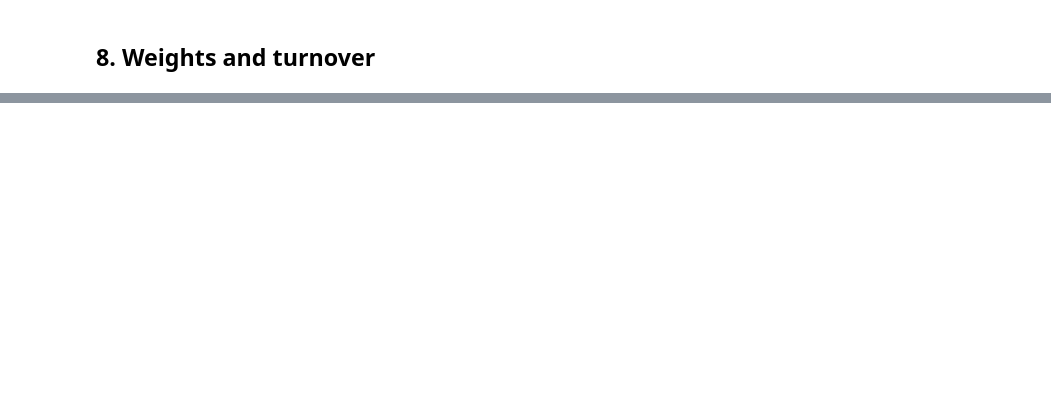
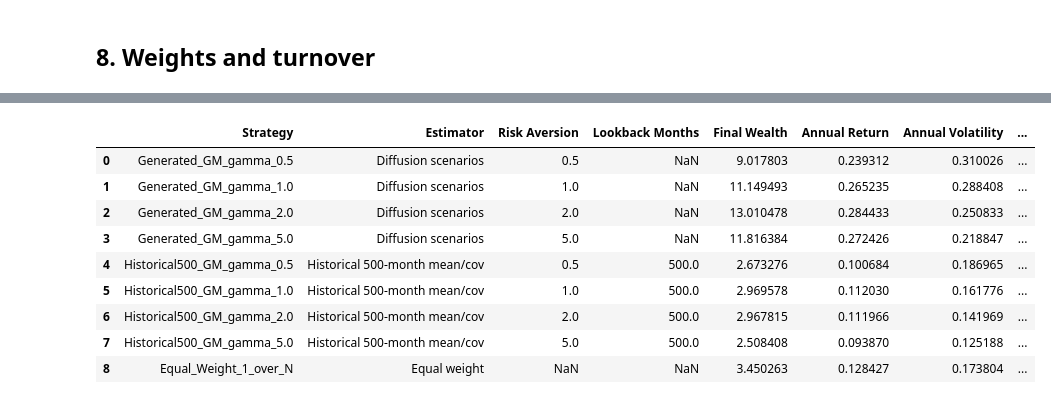
Before and after one commit to ahmad-aghapour/dynamic_portfolio_diffusion_model, a Jupyter notebook: notebooks/ff49_diffusion_pipeline.ipynb, the cells around one changed output, grey strips where cells are left out. Drawn from its saved outputs; the diff is of its cells as text; code cells hidden in the pictures; blank space fills up the shorter version.

```diff
--- a/notebooks/ff49_diffusion_pipeline.ipynb
+++ b/notebooks/ff49_diffusion_pipeline.ipynb
@@ -267,0 +722,75 @@ print(rl_data["dates"][:3])
+# %%
+# ============================================================
+# Combined performance table
+# ============================================================
+
+combined_rows = []
+
+for gamma in risk_aversions:
+    stats = performance_stats(ra_returns[gamma])
+    stats["Strategy"] = f"Generated_GM_gamma_{gamma}"
+    stats["Estimator"] = "Diffusion scenarios"
+    stats["Risk Aversion"] = gamma
+    stats["Lookback Months"] = np.nan
+    stats["Average Turnover"] = ra_turnover[gamma].mean()
+    stats["Median Turnover"] = np.median(ra_turnover[gamma])
+    stats["Max Turnover"] = ra_turnover[gamma].max()
+    combined_rows.append(stats)
+
+for gamma in risk_aversions:
+    stats = performance_stats(hist500_returns[gamma])
+    stats["Strategy"] = f"Historical500_GM_gamma_{gamma}"
+    stats["Estimator"] = "Historical 500-month mean/cov"
+    stats["Risk Aversion"] = gamma
+    stats["Lookback Months"] = LOOKBACK_MONTHS
+    stats["Average Turnover"] = hist500_turnover[gamma].mean()
+    stats["Median Turnover"] = np.median(hist500_turnover[gamma])
+    stats["Max Turnover"] = hist500_turnover[gamma].max()
+    combined_rows.append(stats)
+
+ew_stats = performance_stats(ew_returns)
+ew_stats["Strategy"] = "Equal_Weight_1_over_N"
+ew_stats["Estimator"] = "Equal weight"
+ew_stats["Risk Aversion"] = np.nan
+ew_stats["Lookback Months"] = np.nan
+ew_stats["Average Turnover"] = ew_turnover.mean()
+ew_stats["Median Turnover"] = np.median(ew_turnover)
+ew_stats["Max Turnover"] = ew_turnover.max()
+combined_rows.append(ew_stats)
+
+combined_stats_df = pd.DataFrame(combined_rows)
+
+combined_stats_df = combined_stats_df[
+    [
+        "Strategy",
+        "Estimator",
+        "Risk Aversion",
+        "Lookback Months",
+        "Final Wealth",
+        "Annual Return",
+        "Annual Volatility",
+        "Sharpe",
+        "Sortino",
+        "Max Drawdown",
+        "Mean Monthly Return",
+        "Monthly Volatility",
+        "Worst Month",
+        "Best Month",
+        "Average Turnover",
+        "Median Turnover",
+        "Max Turnover",
+    ]
+]
+
+display(combined_stats_df)
+# %% [output]
+|  | Strategy | Estimator | Risk Aversion | Lookback Months | Final Wealth | Annual Return | Annual Volatility | ... |
+| 0 | Generated_GM_gamma_0.5 | Diffusion scenarios | 0.5 | NaN | 9.017803 | 0.239312 | 0.310026 | ... |
+| 1 | Generated_GM_gamma_1.0 | Diffusion scenarios | 1.0 | NaN | 11.149493 | 0.265235 | 0.288408 | ... |
+| 2 | Generated_GM_gamma_2.0 | Diffusion scenarios | 2.0 | NaN | 13.010478 | 0.284433 | 0.250833 | ... |
+| 3 | Generated_GM_gamma_5.0 | Diffusion scenarios | 5.0 | NaN | 11.816384 | 0.272426 | 0.218847 | ... |
+| 4 | Historical500_GM_gamma_0.5 | Historical 500-month mean/cov | 0.5 | 500.0 | 2.673276 | 0.100684 | 0.186965 | ... |
+| 5 | Historical500_GM_gamma_1.0 | Historical 500-month mean/cov | 1.0 | 500.0 | 2.969578 | 0.112030 | 0.161776 | ... |
+| 6 | Historical500_GM_gamma_2.0 | Historical 500-month mean/cov | 2.0 | 500.0 | 2.967815 | 0.111966 | 0.141969 | ... |
+| 7 | Historical500_GM_gamma_5.0 | Historical 500-month mean/cov | 5.0 | 500.0 | 2.508408 | 0.093870 | 0.125188 | ... |
+| 8 | Equal_Weight_1_over_N | Equal weight | NaN | NaN | 3.450263 | 0.128427 | 0.173804 | ... |
```
Also changed, not shown: parts of 25 cells of this notebook, 12 other files.
